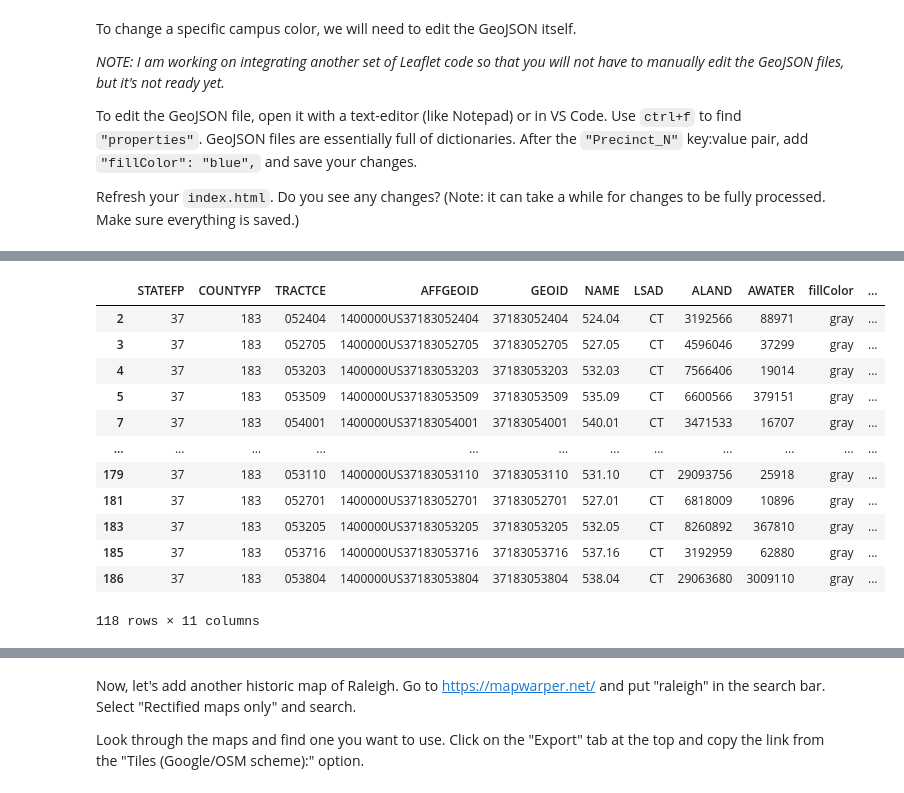
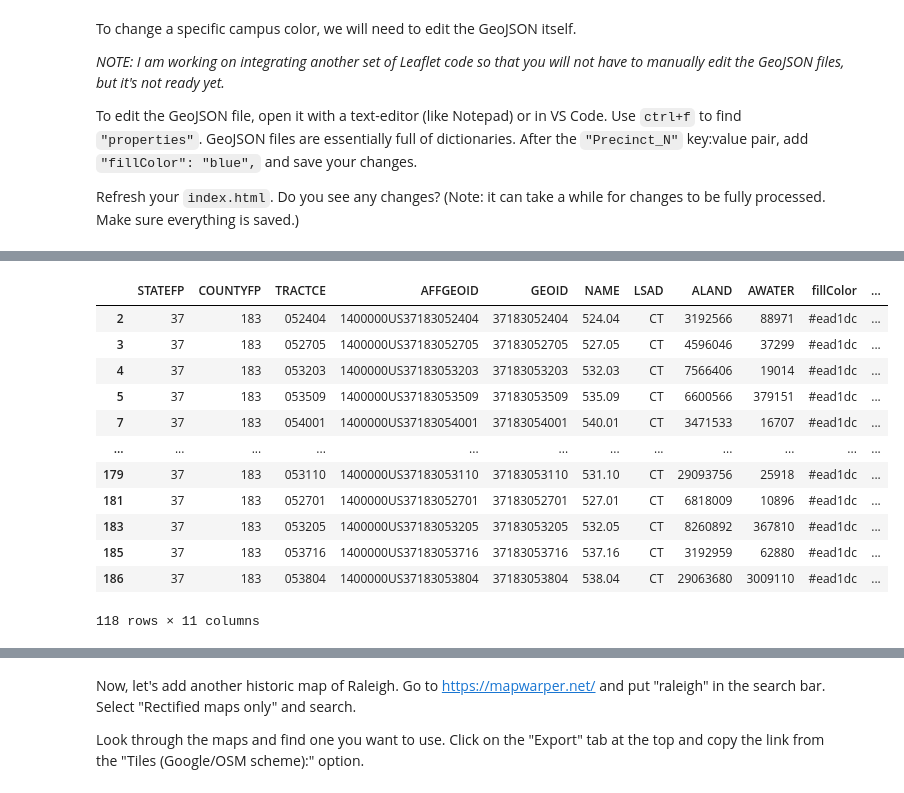
Before and after one commit to nthayes11/nthayes_storymap_repo, a Jupyter notebook: storymap.ipynb, the cells around one changed output, grey strips where cells are left out. Saved outputs shown, nothing was run; the diff lists cells and outputs as text; code cells hidden in the pictures.

```diff
--- a/storymap.ipynb
+++ b/storymap.ipynb
@@ -549,20 +556,20 @@ ncsu_campuses
 | 7 | 100852.700987 | 1.648909e+06 | Outlying | NaN | 4.393056e+09 | 1.648909e+06 | MULTIPOLYGON (((-77.41712 35.0414... |
 # %%
 # Try to change the census tract for the school in your chapter to a different color
-wake_co['fillColor'] = 'gray'
+wake_co['fillColor'] = '#ead1dc'
 
 wake_co[wake_co['AWATER']> 0]
 # %% [output]
 |  | STATEFP | COUNTYFP | TRACTCE | AFFGEOID | GEOID | NAME | LSAD | ALAND | AWATER | fillColor | ... |
-| 2 | 37 | 183 | 052404 | 1400000US37183052404 | 37183052404 | 524.04 | CT | 3192566 | 88971 | gray | ... |
-| 3 | 37 | 183 | 052705 | 1400000US37183052705 | 37183052705 | 527.05 | CT | 4596046 | 37299 | gray | ... |
-| 4 | 37 | 183 | 053203 | 1400000US37183053203 | 37183053203 | 532.03 | CT | 7566406 | 19014 | gray | ... |
-| 5 | 37 | 183 | 053509 | 1400000US37183053509 | 37183053509 | 535.09 | CT | 6600566 | 379151 | gray | ... |
-| 7 | 37 | 183 | 054001 | 1400000US37183054001 | 37183054001 | 540.01 | CT | 3471533 | 16707 | gray | ... |
+| 2 | 37 | 183 | 052404 | 1400000US37183052404 | 37183052404 | 524.04 | CT | 3192566 | 88971 | #ead1dc | ... |
+| 3 | 37 | 183 | 052705 | 1400000US37183052705 | 37183052705 | 527.05 | CT | 4596046 | 37299 | #ead1dc | ... |
+| 4 | 37 | 183 | 053203 | 1400000US37183053203 | 37183053203 | 532.03 | CT | 7566406 | 19014 | #ead1dc | ... |
+| 5 | 37 | 183 | 053509 | 1400000US37183053509 | 37183053509 | 535.09 | CT | 6600566 | 379151 | #ead1dc | ... |
+| 7 | 37 | 183 | 054001 | 1400000US37183054001 | 37183054001 | 540.01 | CT | 3471533 | 16707 | #ead1dc | ... |
 | ... | ... | ... | ... | ... | ... | ... | ... | ... | ... | ... | ... |
-| 179 | 37 | 183 | 053110 | 1400000US37183053110 | 37183053110 | 531.10 | CT | 29093756 | 25918 | gray | ... |
-| 181 | 37 | 183 | 052701 | 1400000US37183052701 | 37183052701 | 527.01 | CT | 6818009 | 10896 | gray | ... |
-| 183 | 37 | 183 | 053205 | 1400000US37183053205 | 37183053205 | 532.05 | CT | 8260892 | 367810 | gray | ... |
-| 185 | 37 | 183 | 053716 | 1400000US37183053716 | 37183053716 | 537.16 | CT | 3192959 | 62880 | gray | ... |
-| 186 | 37 | 183 | 053804 | 1400000US37183053804 | 37183053804 | 538.04 | CT | 29063680 | 3009110 | gray | ... |
+| 179 | 37 | 183 | 053110 | 1400000US37183053110 | 37183053110 | 531.10 | CT | 29093756 | 25918 | #ead1dc | ... |
+| 181 | 37 | 183 | 052701 | 1400000US37183052701 | 37183052701 | 527.01 | CT | 6818009 | 10896 | #ead1dc | ... |
+| 183 | 37 | 183 | 053205 | 1400000US37183053205 | 37183053205 | 532.05 | CT | 8260892 | 367810 | #ead1dc | ... |
+| 185 | 37 | 183 | 053716 | 1400000US37183053716 | 37183053716 | 537.16 | CT | 3192959 | 62880 | #ead1dc | ... |
+| 186 | 37 | 183 | 053804 | 1400000US37183053804 | 37183053804 | 538.04 | CT | 29063680 | 3009110 | #ead1dc | ... |
 118 rows × 11 columns
```
Also changed, not shown: parts of 9 cells of this notebook, 1 other file.
